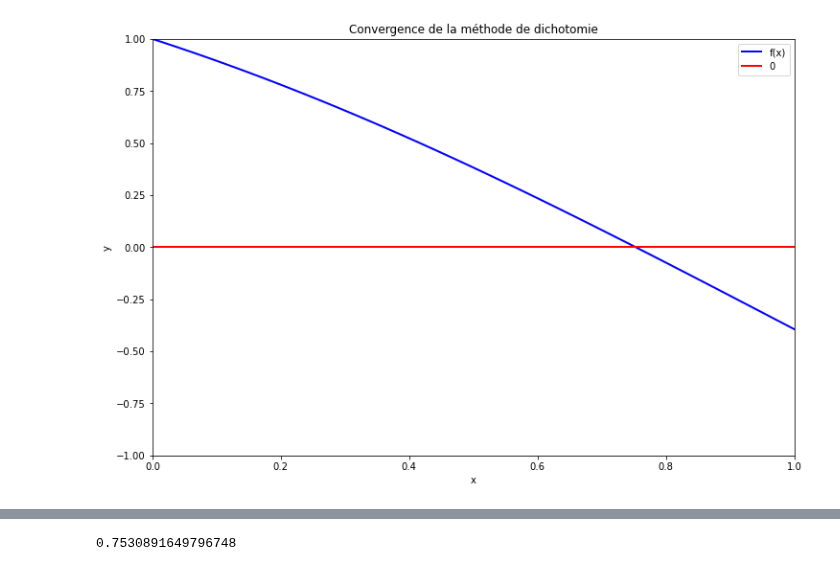
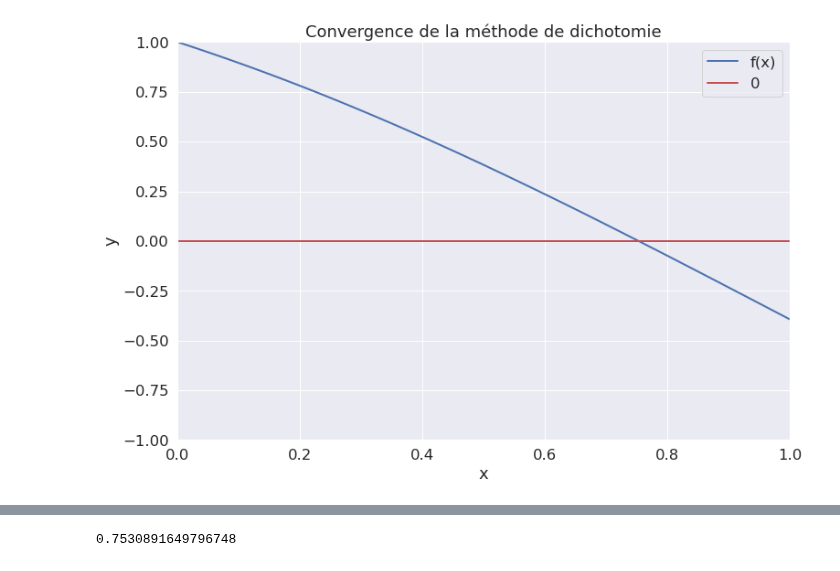
Before and after one commit to Elhadiq/NonLinearEquationSolverAndAnimator, a Jupyter notebook: Notebooks/Animer_dicho.ipynb, the cells around one changed output, grey strips where cells are left out. Saved outputs shown, nothing was run; the diff lists cells and outputs as text; code cells hidden in the pictures.

```diff
--- a/Notebooks/Animer_dicho.ipynb
+++ b/Notebooks/Animer_dicho.ipynb
@@ -11,24 +11,25 @@ fx=f(x)
 y0=[0]*len(x)
 # %%
 # create a figure and axes
+sns.set(font_scale=1.5)
 fig = plt.figure(figsize=(12,8))
 ax1 = plt.subplot(1,1,1)
 # set up the subplots as needed
 ax1.set_xlim(( 0, 1))
 ax1.set_ylim((-1, 1))
 ax1.set_xlabel('x')
 ax1.set_ylabel('y')
 #fixed
 line1, = ax1.plot(x, fx, 'b', lw=2)
 line2, = ax1.plot(x, [0]*len(x), 'r', lw=2)
 pt1, = ax1.plot([],[], 'go', ms=10)
 # create objects that will change in the animation. These are
 # initially empty, and will be given new values for each frame
 # in the animation.
 txt_title = ax1.set_title('Convergence de la méthode de dichotomie')
 ax1.legend(['f(x)','0']);
 # %% [output]
-[figure, old version]
+[figure, new version]
 # %%
 #Le model
 def dichotomie(f,a,b):
```
Also changed, not shown: 8 other files.
